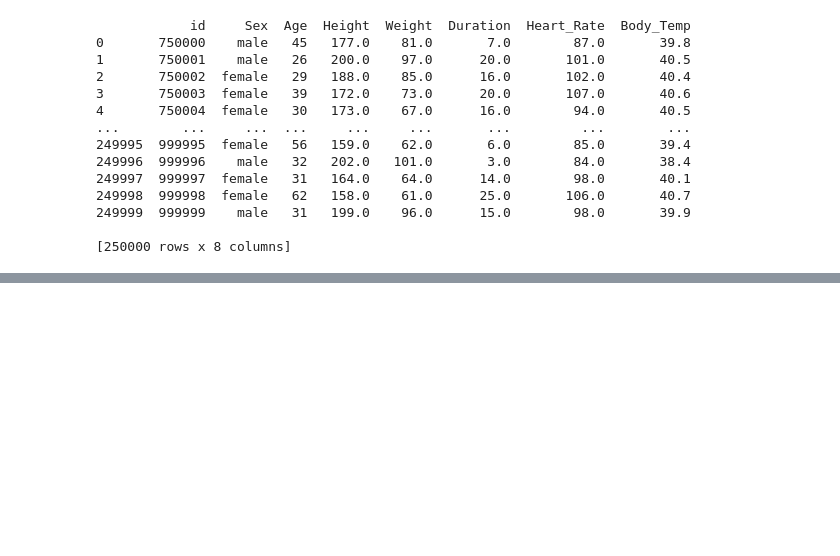
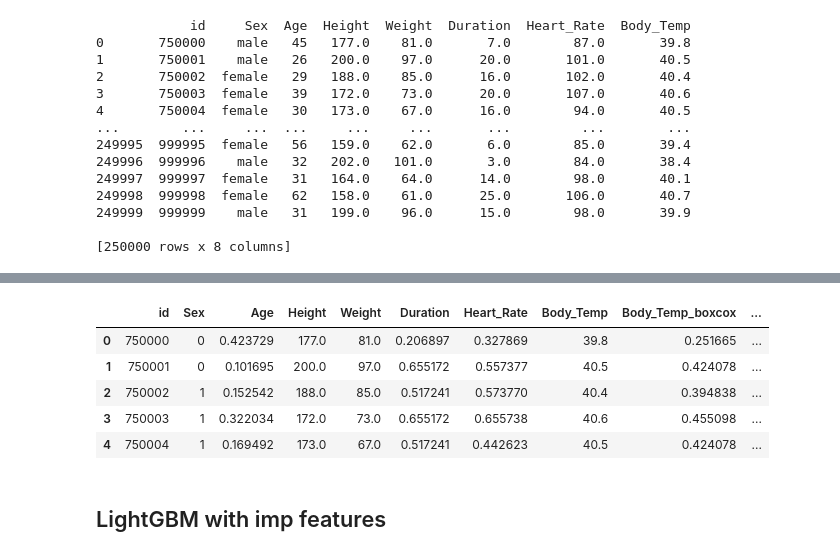
Before and after one commit to rxhxt/Predict-Calorie-Expenditure-Competition, a Jupyter notebook: predictor.ipynb, the cells around one changed output, grey strips where cells are left out. Saved outputs shown, nothing was run; the diff lists cells and outputs as text; code cells hidden in the pictures; blank space fills up the shorter version.

```diff
--- a/predictor.ipynb
+++ b/predictor.ipynb
@@ -738,0 +761,4 @@ final_df.to_csv('v1_submission.csv', index=False)
+# %%
+# converting to np.log1p before training
+y_train_transformed = np.log1p(y_train)
+y_test_transformed = np.log1p(y_test)
@@ -738,0 +838,20 @@ final_df.to_csv('v1_submission.csv', index=False)
+# %%
+d_x_test = xgb.DMatrix(df_test[X])
+y_pred_final = xgb_model.predict(d_x_test)
+df_test['Calories_boxcox'] = np.expm1(y_pred_final)
+
+# Apply inverse Box-Cox transformation
+df_test['Calories'] = inverse_boxcox(df_test['Calories_boxcox'], lambda_calories)
+
+# Ensure non-negative values and round to 2 decimal places
+df_test['Calories'] = np.maximum(0, df_test['Calories'])
+df_test['Calories'] = np.round(df_test['Calories'], 2)
+# %%
+df_test.head()
+# %% [output]
+|  | id | Sex | Age | Height | Weight | Duration | Heart_Rate | Body_Temp | Body_Temp_boxcox | ... |
+| 0 | 750000 | 0 | 0.423729 | 177.0 | 81.0 | 0.206897 | 0.327869 | 39.8 | 0.251665 | ... |
+| 1 | 750001 | 0 | 0.101695 | 200.0 | 97.0 | 0.655172 | 0.557377 | 40.5 | 0.424078 | ... |
+| 2 | 750002 | 1 | 0.152542 | 188.0 | 85.0 | 0.517241 | 0.573770 | 40.4 | 0.394838 | ... |
+| 3 | 750003 | 1 | 0.322034 | 172.0 | 73.0 | 0.655172 | 0.655738 | 40.6 | 0.455098 | ... |
+| 4 | 750004 | 1 | 0.169492 | 173.0 | 67.0 | 0.517241 | 0.442623 | 40.5 | 0.424078 | ... |
@@ -738,0 +861,2 @@ final_df.to_csv('v1_submission.csv', index=False)
+# %% [markdown]
+## LightGBM with imp features
```
Also changed, not shown: parts of 43 cells of this notebook, 6 other files.
